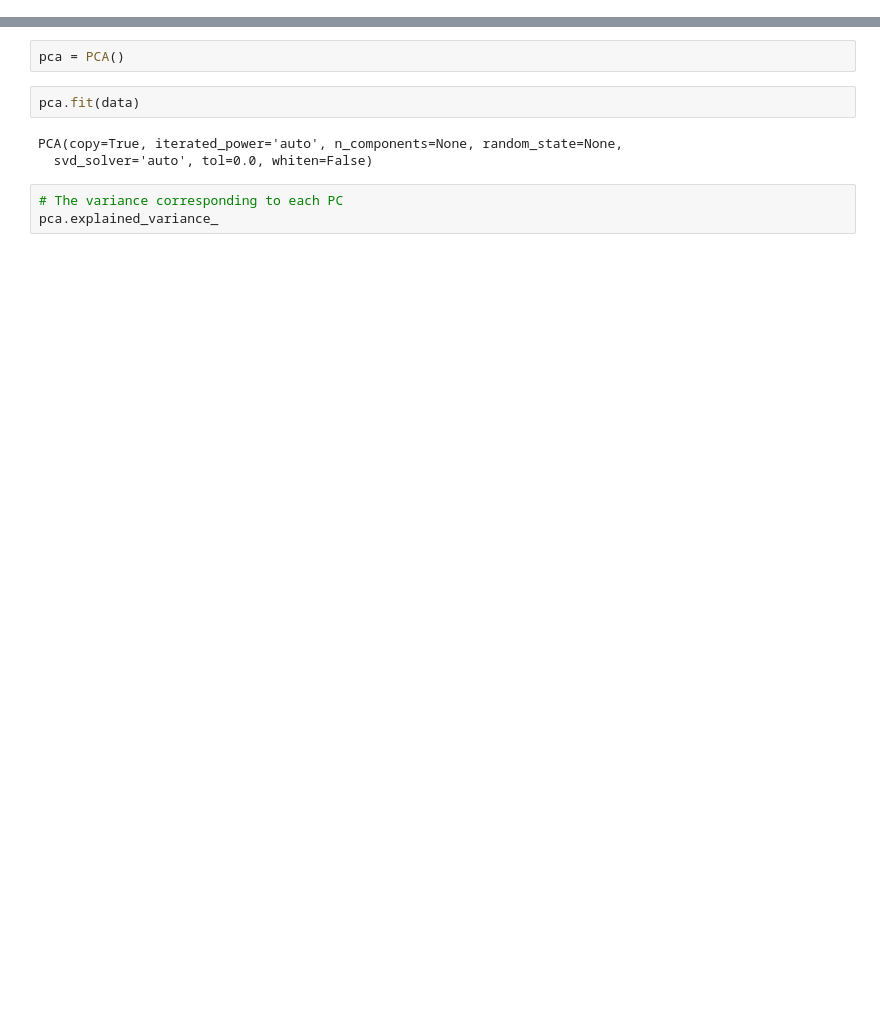
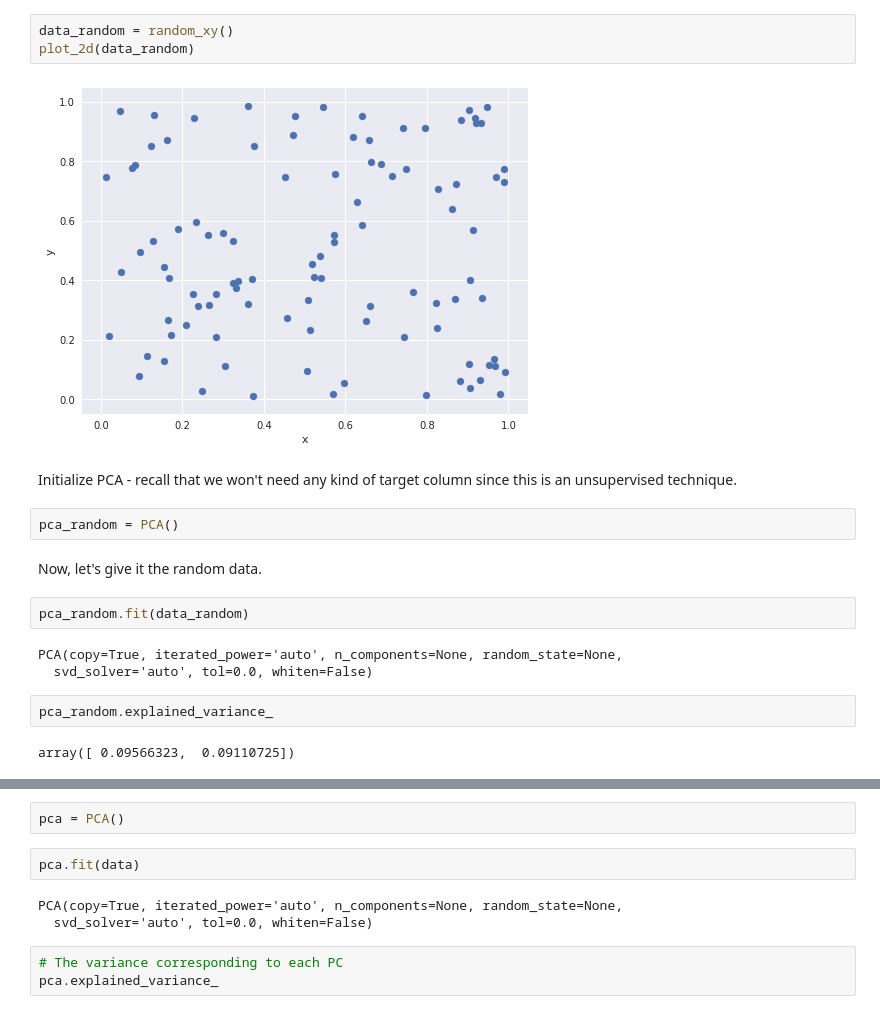
Before and after one commit to hershaw/data-science-101, a Jupyter notebook: course/API.ipynb, the cells around one changed output, grey strips where cells are left out. Saved outputs shown, nothing was run; the diff lists cells and outputs as text; blank space fills up the shorter version.

```diff
--- a/course/API.ipynb
+++ b/course/API.ipynb
@@ -33,0 +29,20 @@ from sklearn.decomposition import PCA
+# %%
+data_random = random_xy()
+plot_2d(data_random)
+# %% [output]
+[figure, added]
+# %% [markdown]
+Initialize PCA - recall that we won't need any kind of target column since this is an unsupervised technique.
+# %%
+pca_random = PCA()
+# %% [markdown]
+Now, let's give it the random data.
+# %%
+pca_random.fit(data_random)
+# %% [output]
+PCA(copy=True, iterated_power='auto', n_components=None, random_state=None,
+  svd_solver='auto', tol=0.0, whiten=False)
+# %%
+pca_random.explained_variance_
+# %% [output]
+array([ 0.09566323,  0.09110725])
```
Also changed, not shown: parts of 20 cells of this notebook, 1 other file.
